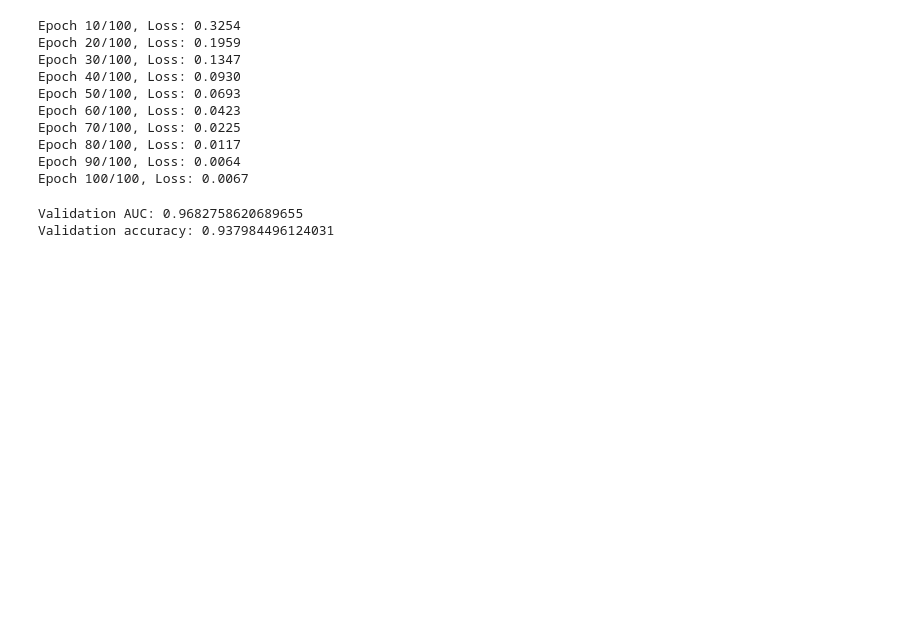
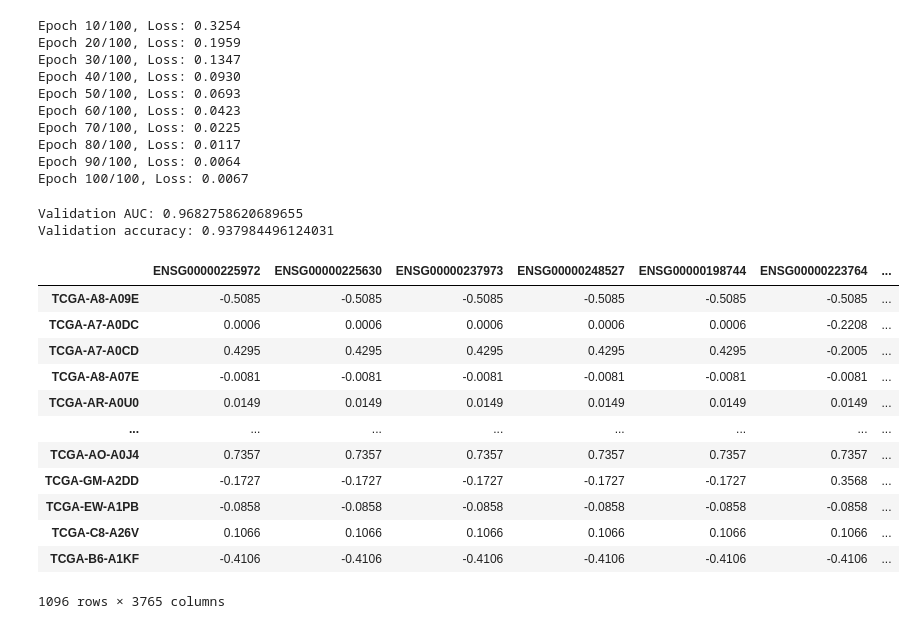
Before and after one commit to das2000sidd/TCGA-BRCA-multiomics-ML, a Jupyter notebook: Notebooks/Fit_DL_models_TCGA_data.ipynb, the cells around one changed output. Drawn from its saved outputs; the diff is of its cells as text; code cells hidden in the pictures; blank space fills up the shorter version.

```diff
--- a/Notebooks/Fit_DL_models_TCGA_data.ipynb
+++ b/Notebooks/Fit_DL_models_TCGA_data.ipynb
@@ -5244,0 +5267,22 @@ Validation accuracy: 0.937984496124031
+# %%
+cnv_data = pd.read_csv(
+    "TCGA_BRCA_CNV_data_for_genes_used_from_RNA_data.csv",
+    sep=",",
+    index_col=0
+)
+# %%
+cnv_data
+# %% [output]
+|  | ENSG00000225972 | ENSG00000225630 | ENSG00000237973 | ENSG00000248527 | ENSG00000198744 | ENSG00000223764 | ... |
+| TCGA-A8-A09E | -0.5085 | -0.5085 | -0.5085 | -0.5085 | -0.5085 | -0.5085 | ... |
+| TCGA-A7-A0DC | 0.0006 | 0.0006 | 0.0006 | 0.0006 | 0.0006 | -0.2208 | ... |
+| TCGA-A7-A0CD | 0.4295 | 0.4295 | 0.4295 | 0.4295 | 0.4295 | -0.2005 | ... |
+| TCGA-A8-A07E | -0.0081 | -0.0081 | -0.0081 | -0.0081 | -0.0081 | -0.0081 | ... |
+| TCGA-AR-A0U0 | 0.0149 | 0.0149 | 0.0149 | 0.0149 | 0.0149 | 0.0149 | ... |
+| ... | ... | ... | ... | ... | ... | ... | ... |
+| TCGA-AO-A0J4 | 0.7357 | 0.7357 | 0.7357 | 0.7357 | 0.7357 | 0.7357 | ... |
+| TCGA-GM-A2DD | -0.1727 | -0.1727 | -0.1727 | -0.1727 | -0.1727 | 0.3568 | ... |
+| TCGA-EW-A1PB | -0.0858 | -0.0858 | -0.0858 | -0.0858 | -0.0858 | -0.0858 | ... |
+| TCGA-C8-A26V | 0.1066 | 0.1066 | 0.1066 | 0.1066 | 0.1066 | 0.1066 | ... |
+| TCGA-B6-A1KF | -0.4106 | -0.4106 | -0.4106 | -0.4106 | -0.4106 | -0.4106 | ... |
+1096 rows × 3765 columns
```
Also changed, not shown: parts of 113 cells of this notebook.
